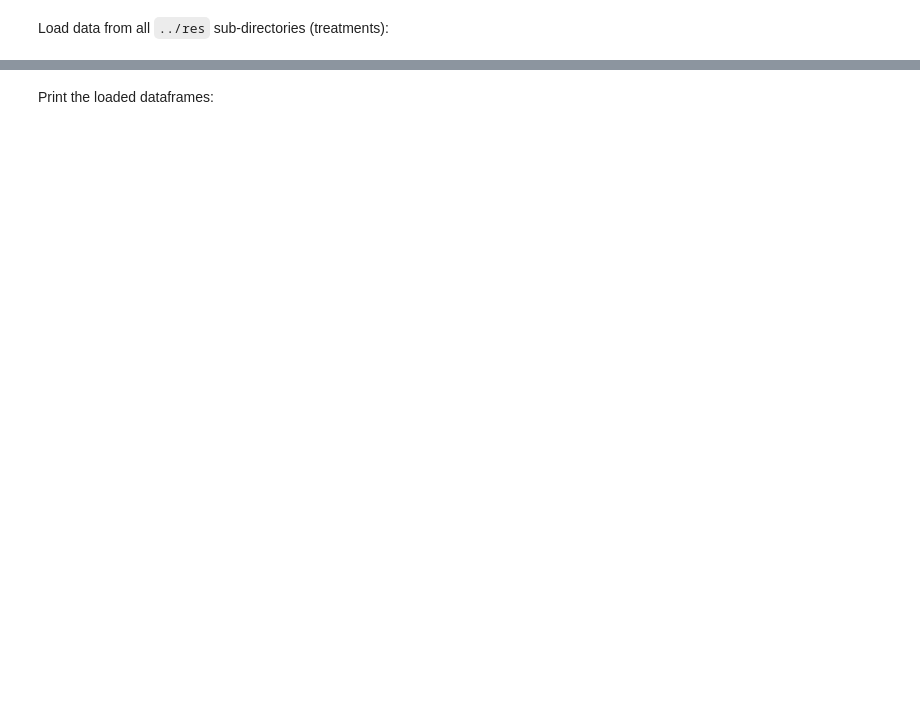
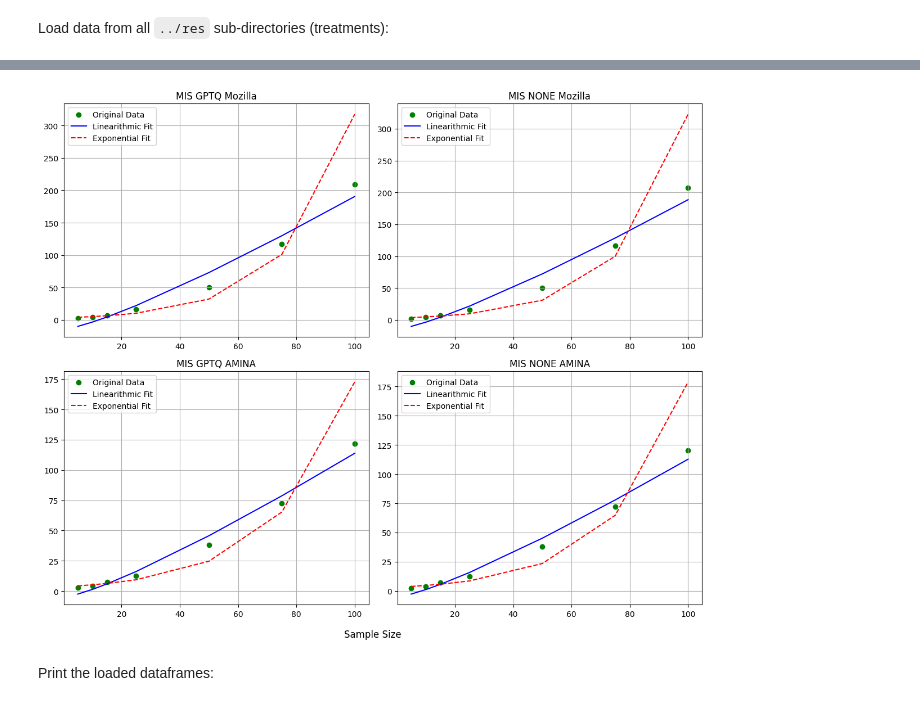
Before and after one commit to Q-REST-at/Q-REST-at, a Jupyter notebook: analysis/data_visualization.ipynb, the cells around one changed output, grey strips where cells are left out. Drawn from its saved outputs; the diff is of its cells as text; code cells hidden in the pictures; blank space fills up the shorter version.

```diff
--- a/analysis/data_visualization.ipynb
+++ b/analysis/data_visualization.ipynb
@@ -24,0 +114,68 @@ summary_dfs, all_data_dfs, _ = utils.load_experiment_data(experiment_data_dir, i
+# %%
+from scipy.stats import linregress
+
+# List of 4 datasets (x, y) pairs
+datasets = [
+    (opt, np.array(data[opt]), np.array(sample_sizes)) for opt in options
+]
+
+print(datasets)
+
+# Create a 2x2 plot
+fig, axs = plt.subplots(2, 2, figsize=(12, 10))
+axs = axs.ravel()  # Flatten to simplify indexing
+
+# Collect all y and fitted y values from the datasets to find global min and max
+all_y_values = []
+for (_, y, x) in datasets:
+    ln_y = np.log(y)
+    slope, intercept, _, _, _ = linregress(x, ln_y)
+    y_pred = np.exp(intercept + slope * x)
+    all_y_values.extend(y)
+    all_y_values.extend(y_pred)
+
+# Determine global y-limits
+ymin = min(all_y_values)
+ymax = max(all_y_values)
+
+# Loop through each dataset
+for i, (dataset, y, x) in enumerate(datasets):
+    # Take ln(y)
+    ln_y = np.log(y)
+
+    # # Linear regression
+    # slope, intercept, r_value, p_value, std_err = linregress(x, ln_y)
+    # ln_y_pred = intercept + slope * x
+    # y_pred = np.exp(ln_y_pred)
+
+    # Linearithmic
+    z = x * np.log(x)
+    slope_linlog, intercept_linlog, r_value_linlog, _, _ = linregress(z, y)
+    y_pred_linlog = slope_linlog * z + intercept_linlog
+
+
+    # Optional: Compare to exponential fit
+    ln_y = np.log(y)
+    slope_exp, intercept_exp, r_value_exp, _, _ = linregress(x, ln_y)
+    y_pred_exp = np.exp(intercept_exp + slope_exp * x)
+
+    # Print R^2 scores
+    print(f"Linearithmic Fit R^2: {r_value_linlog**2:.4f}")
+    print(f"Exponential Fit R^2: {r_value_exp**2:.4f}")
+
+
+    # Plotting
+    ax = axs[i]
+    ax.scatter(x, y, label='Original Data', color='green')
+    ax.plot(x, y_pred_linlog, label='Linearithmic Fit', color='blue')
+    ax.plot(x, y_pred_exp, label='Exponential Fit', color='red', linestyle='--')
+    ax.set_title(dataset.replace("_", " "))
+    # ax.set_ylim(ymin, ymax)
+    ax.legend()
+    ax.grid(True)
+
+fig.supxlabel('Sample Size')
+plt.tight_layout()
+plt.savefig("RQ3_linear_regression.svg", format='svg')
+plt.show()
+# %% [output]
@@ -25,3 +195,4 @@ summary_dfs, all_data_dfs, _ = utils.load_experiment_data(experiment_data_dir, i
+[figure, added]
 # %% [markdown]
 Print the loaded dataframes:
 # %%
```
Also changed, not shown: parts of 8 cells of this notebook, 2 other files.
